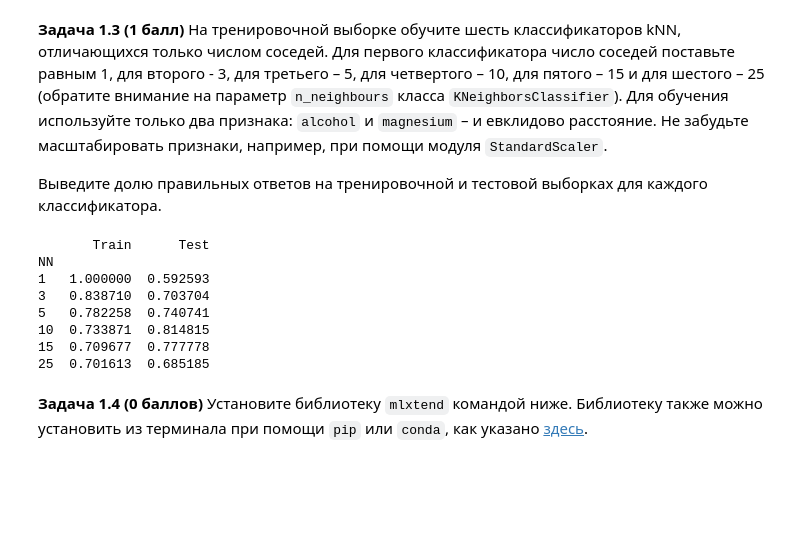
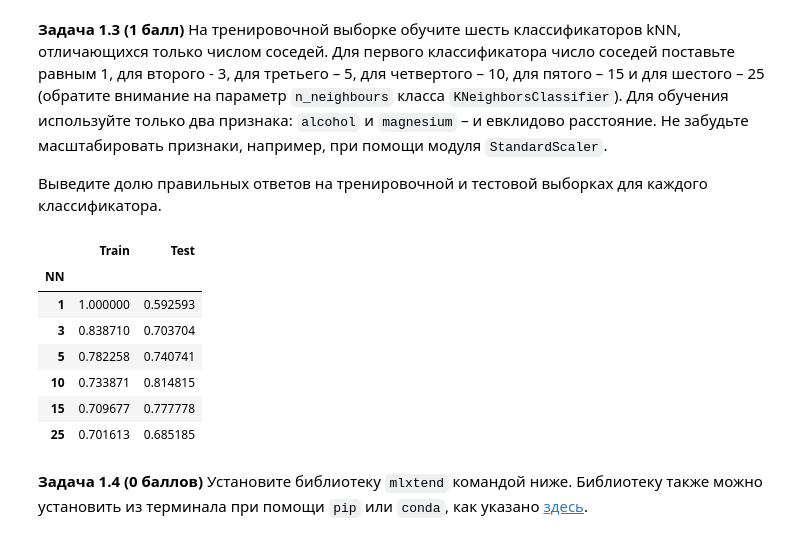
Before and after one commit to lapshinaaa/homework_machineLearning, a Jupyter notebook: hw04_knn_linreg.ipynb, the cells around one changed output. Cells and saved outputs as stored; diff of their text form; code cells hidden in the pictures; blank space fills up the shorter version.

```diff
--- a/hw04_knn_linreg.ipynb
+++ b/hw04_knn_linreg.ipynb
@@ -76,43 +76,42 @@ X_test_selected = X_test.loc[:, selected_features]
 # scaling the features in the dataframe:
 normalizer = StandardScaler()
 X_train_normalized = normalizer.fit_transform(X_train_selected)
 X_test_normalized = normalizer.transform(X_test_selected) # calling fit on only training part(!)
 
 # creating new data frames based on this data:
 X_train_scaled = pd.DataFrame(data = X_train_normalized)
 X_test_scaled = pd.DataFrame(data = X_test_normalized)
 
 k_values = [1, 3, 5, 10, 15, 25]
 knn_classifiers = []  # a list of classifiers that I'll further use in tasks
 
 # creating a dictionary to store all the results
 result = {'NN': k_values, 'Train': [], 'Test': []}
 
 # training a new classifier for each of the K value in the array:
 for k in k_values:
   knn_classifier = KNeighborsClassifier(n_neighbors = k, metric = 'euclidean')
   knn_classifier.fit(X_train_scaled, y_train)
   knn_classifiers.append(knn_classifier)
 
 # loop over the classifiers
 for i, classifier in enumerate(knn_classifiers):
   result['Train'].append(classifier.score(X_train_scaled, y_train))
   result['Test'].append(classifier.score(X_test_scaled, y_test))
 
 # create a pandas dataframe from the 'results' dictionary
 results_df = pd.DataFrame(result).set_index('NN')
 
-# print the results
-print(results_df)
+results_df
 # %% [output]
-       Train      Test
-NN
-1   1.000000  0.592593
-3   0.838710  0.703704
-5   0.782258  0.740741
-10  0.733871  0.814815
-15  0.709677  0.777778
-25  0.701613  0.685185
+|  | Train | Test |
+| NN |  |  |
+| 1 | 1.000000 | 0.592593 |
+| 3 | 0.838710 | 0.703704 |
+| 5 | 0.782258 | 0.740741 |
+| 10 | 0.733871 | 0.814815 |
+| 15 | 0.709677 | 0.777778 |
+| 25 | 0.701613 | 0.685185 |
 # %% [markdown]
 **Задача 1.4 (0 баллов)** Установите библиотеку `mlxtend` командой ниже. Библиотеку также можно установить из терминала при помощи `pip` или `conda`, как указано [здесь](http://rasbt.github.io/mlxtend/installation/).
 # %%
```
Also changed, not shown: parts of 7 cells of this notebook.
